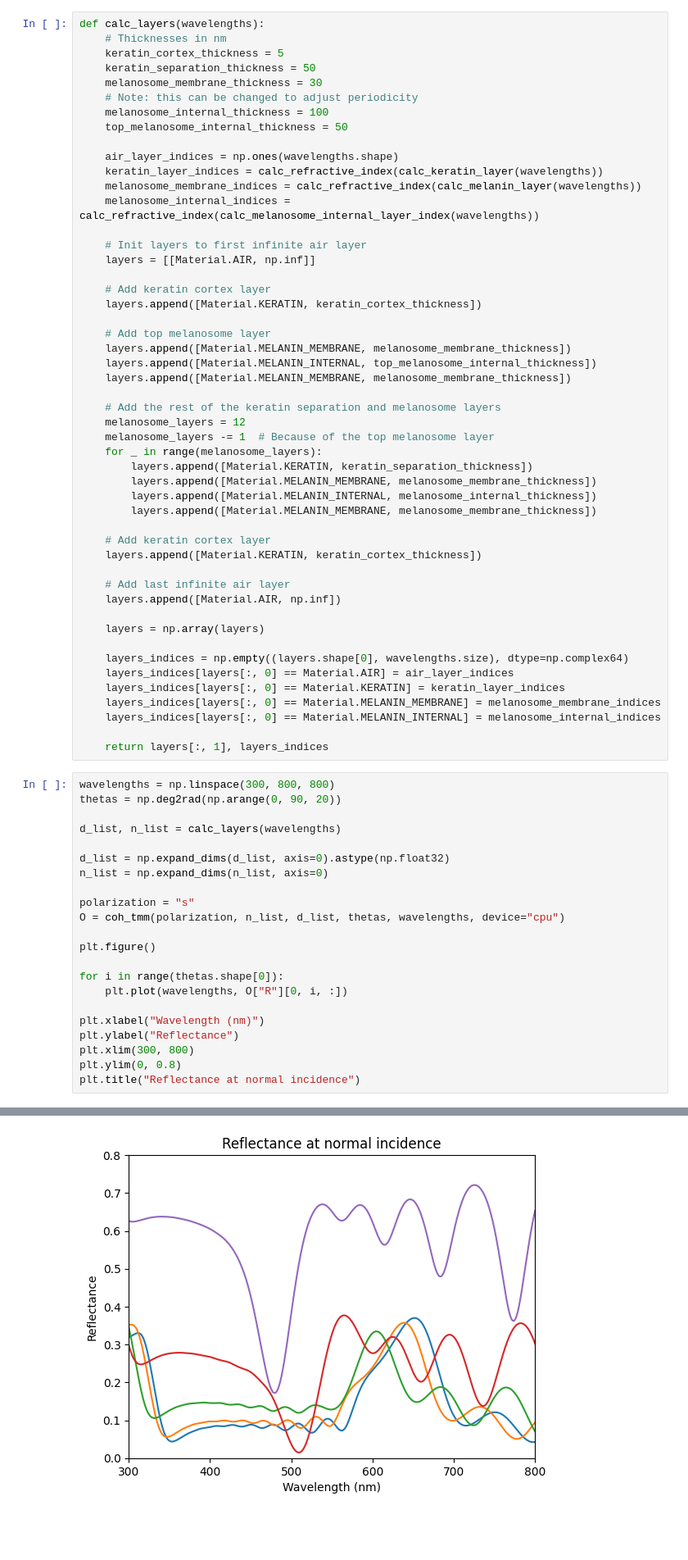
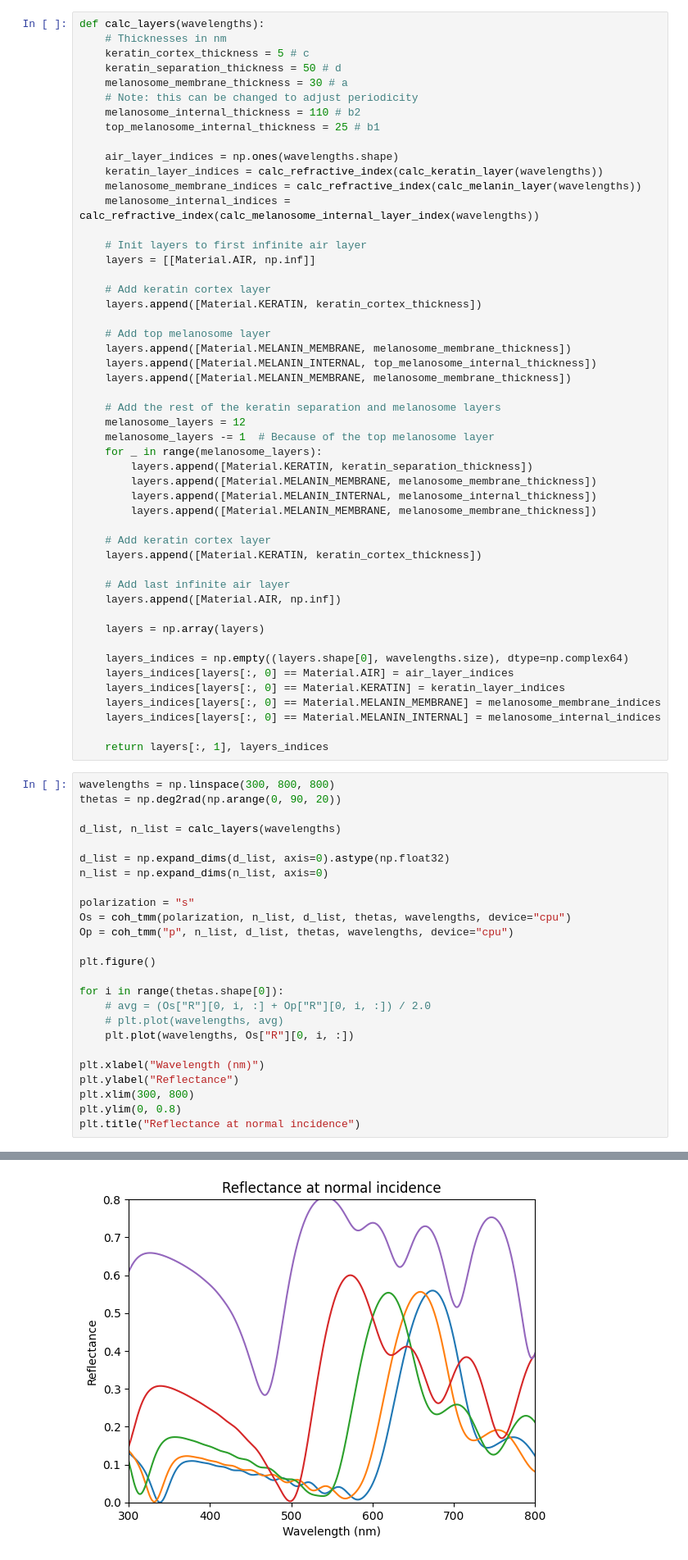
Before and after one commit to wet-dog/calypte_py, a Jupyter notebook: tmm_calc.ipynb, the cells around one changed output, grey strips where cells are left out. Shown at 82% size. Drawn from its saved outputs; the diff is of its cells as text; blank space fills up the shorter version.

Commit message:
Save test of averaging polarizations

```diff
--- a/tmm_calc.ipynb
+++ b/tmm_calc.ipynb
@@ -90,12 +90,12 @@ def calc_refractive_index(parameters):
 # %%
 def calc_layers(wavelengths):
     # Thicknesses in nm
-    keratin_cortex_thickness = 5
-    keratin_separation_thickness = 50
-    melanosome_membrane_thickness = 30
+    keratin_cortex_thickness = 5 # c
+    keratin_separation_thickness = 50 # d
+    melanosome_membrane_thickness = 30 # a
     # Note: this can be changed to adjust periodicity
-    melanosome_internal_thickness = 100
-    top_melanosome_internal_thickness = 50
+    melanosome_internal_thickness = 110 # b2
+    top_melanosome_internal_thickness = 25 # b1
 
     air_layer_indices = np.ones(wavelengths.shape)
     keratin_layer_indices = calc_refractive_index(calc_keratin_layer(wavelengths))
@@ -147,12 +147,15 @@ d_list = np.expand_dims(d_list, axis=0).astype(np.float32)
 n_list = np.expand_dims(n_list, axis=0)
 
 polarization = "s"
-O = coh_tmm(polarization, n_list, d_list, thetas, wavelengths, device="cpu")
+Os = coh_tmm(polarization, n_list, d_list, thetas, wavelengths, device="cpu")
+Op = coh_tmm("p", n_list, d_list, thetas, wavelengths, device="cpu")
 
 plt.figure()
 
 for i in range(thetas.shape[0]):
-    plt.plot(wavelengths, O["R"][0, i, :])
+    # avg = (Os["R"][0, i, :] + Op["R"][0, i, :]) / 2.0
+    # plt.plot(wavelengths, avg)
+    plt.plot(wavelengths, Os["R"][0, i, :])
 
 plt.xlabel("Wavelength (nm)")
 plt.ylabel("Reflectance")
@@ -166 +167 @@ Text(0.5, 1.0, 'Reflectance at normal incidence')
-[figure, old version]
+[figure, new version]
```
Also changed, not shown: parts of 1 cell of this notebook.
